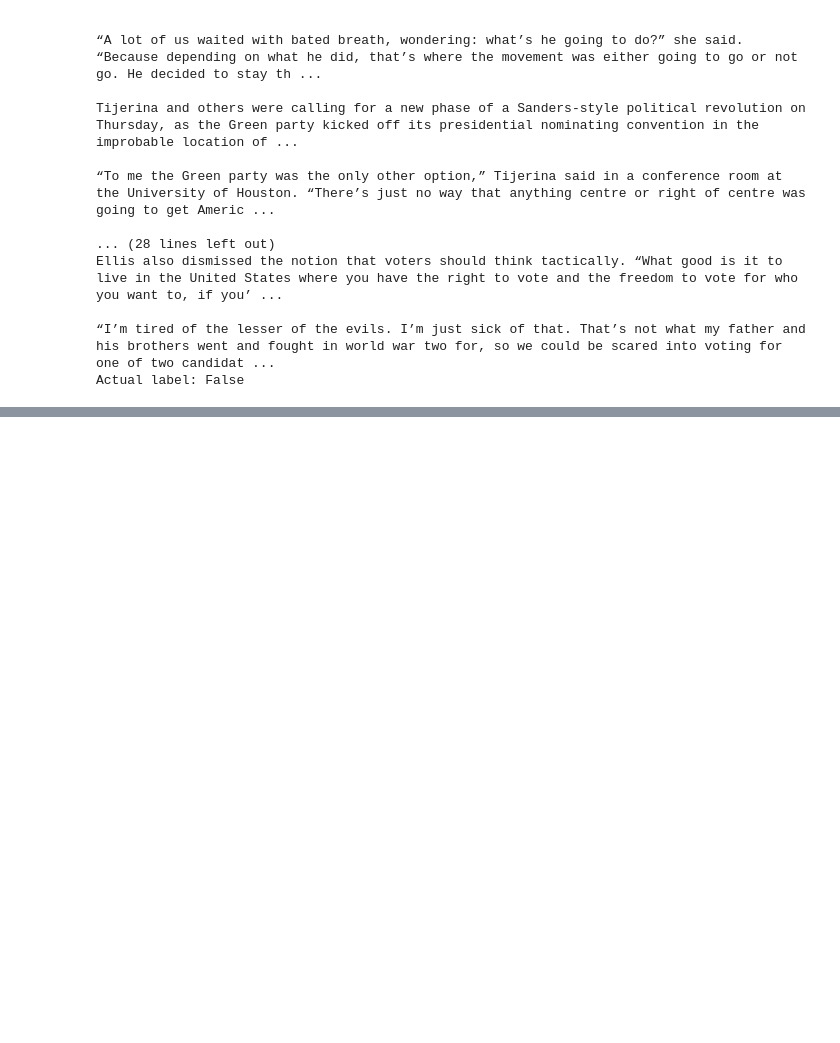
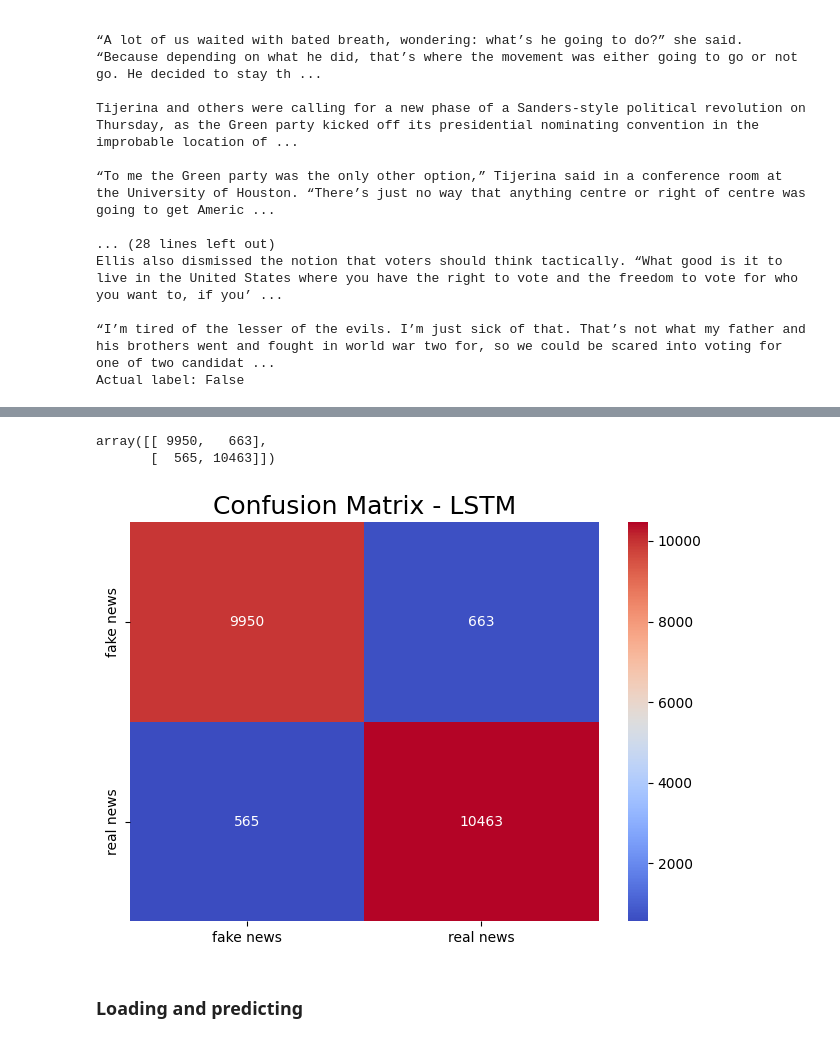
Before and after one commit to namrata1104/Fake_news_detection, a Jupyter notebook: notebooks/fakenews-jarrod.ipynb, the cells around one changed output, grey strips where cells are left out. Drawn from its saved outputs; the diff is of its cells as text; code cells hidden in the pictures; blank space fills up the shorter version.

```diff
--- a/notebooks/fakenews-jarrod.ipynb
+++ b/notebooks/fakenews-jarrod.ipynb
@@ -1137,0 +1232,5 @@ The article is likely real news.
+# %%
+# Generate predictions
+y_pred_prob_6 = lstm_model_2.predict(X_test_padded)
+# Convert probabs to 0 or 1
+y_pred_6 = (y_pred_prob_6 > 0.5).astype(int)
@@ -1137,0 +1268,17 @@ The article is likely real news.
+# %%
+# Calculate the confusion matrix
+cm_6 = confusion_matrix(y_test, y_pred_6)
+# %%
+cm_6
+# %% [output]
+array([[ 9950,   663],
+       [  565, 10463]])
+# %%
+ax = sns.heatmap(cm_6, annot=True, cmap="coolwarm", fmt="d", cbar=True)
+ax.xaxis.set_ticklabels(['fake news','real news'])
+ax.yaxis.set_ticklabels(['fake news','real news'])
+ax.set_title('Confusion Matrix - LSTM',fontsize=18)
+
+plt.tight_layout()
+# %% [output]
+[figure, added]
@@ -1137,0 +1287,2 @@ The article is likely real news.
+# %% [markdown]
+### Loading and predicting
```
Also changed, not shown: parts of 27 cells of this notebook.
